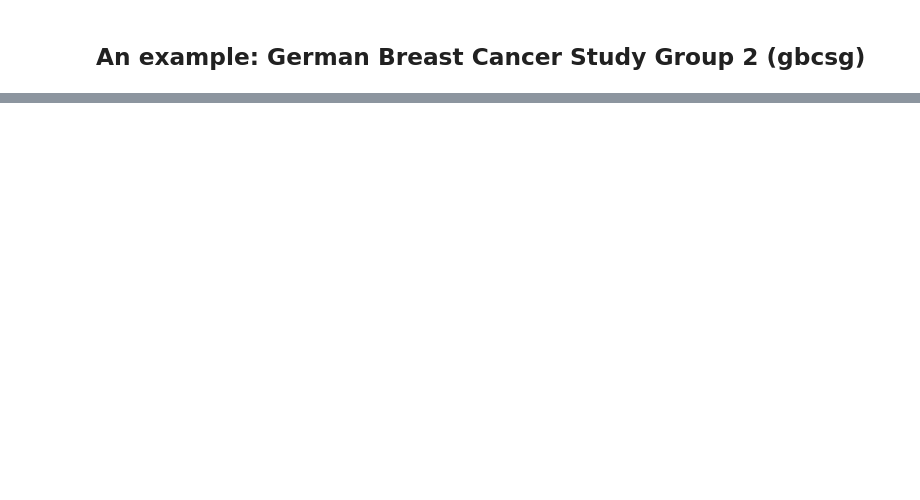
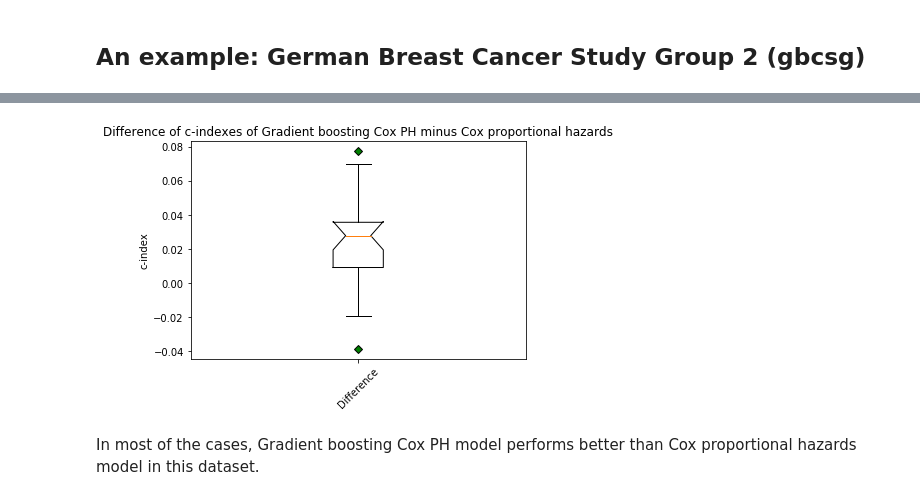
Before and after one commit to alonsosilvaallende/Survival_Analysis, a Jupyter notebook: Cox_PH_vs_Gradient_Boosting_Cox_PH_a_practical_guide.ipynb, the cells around one changed output, grey strips where cells are left out. Saved outputs shown, nothing was run; the diff lists cells and outputs as text; code cells hidden in the pictures; blank space fills up the shorter version.

```diff
--- a/Cox_PH_vs_Gradient_Boosting_Cox_PH_a_practical_guide.ipynb
+++ b/Cox_PH_vs_Gradient_Boosting_Cox_PH_a_practical_guide.ipynb
@@ -357,0 +335,2 @@ plt.show()
+# %%
+data = [gb_scores[i] - cox_scores[i] for i in range(len(gb_scores))]
@@ -357,0 +341,13 @@ plt.show()
+# %%
+green_diamond = dict(markerfacecolor='g', marker='D')
+fig, ax = plt.subplots()
+ax.set_title('Difference of c-indexes of Gradient boosting Cox PH minus Cox proportional hazards')
+ax.boxplot(data, notch=True, flierprops=green_diamond)
+ax.set_xticklabels(['Difference'], rotation=45)
+ax.set_xlabel('')
+ax.set_ylabel('c-index')
+plt.show()
+# %% [output]
+[figure, added]
+# %% [markdown]
+In most of the cases, Gradient boosting Cox PH model performs better than Cox proportional hazards model in this dataset.
```
Also changed, not shown: parts of 96 cells of this notebook.
